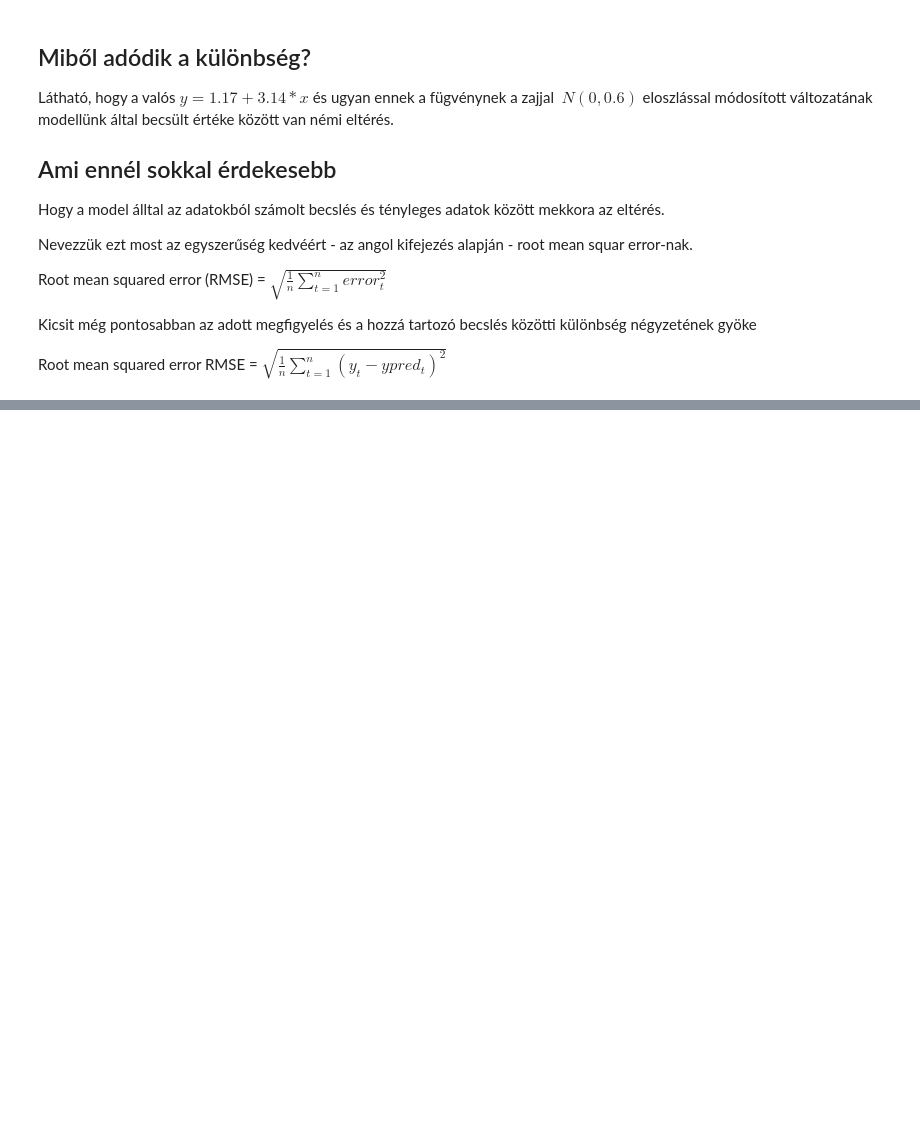
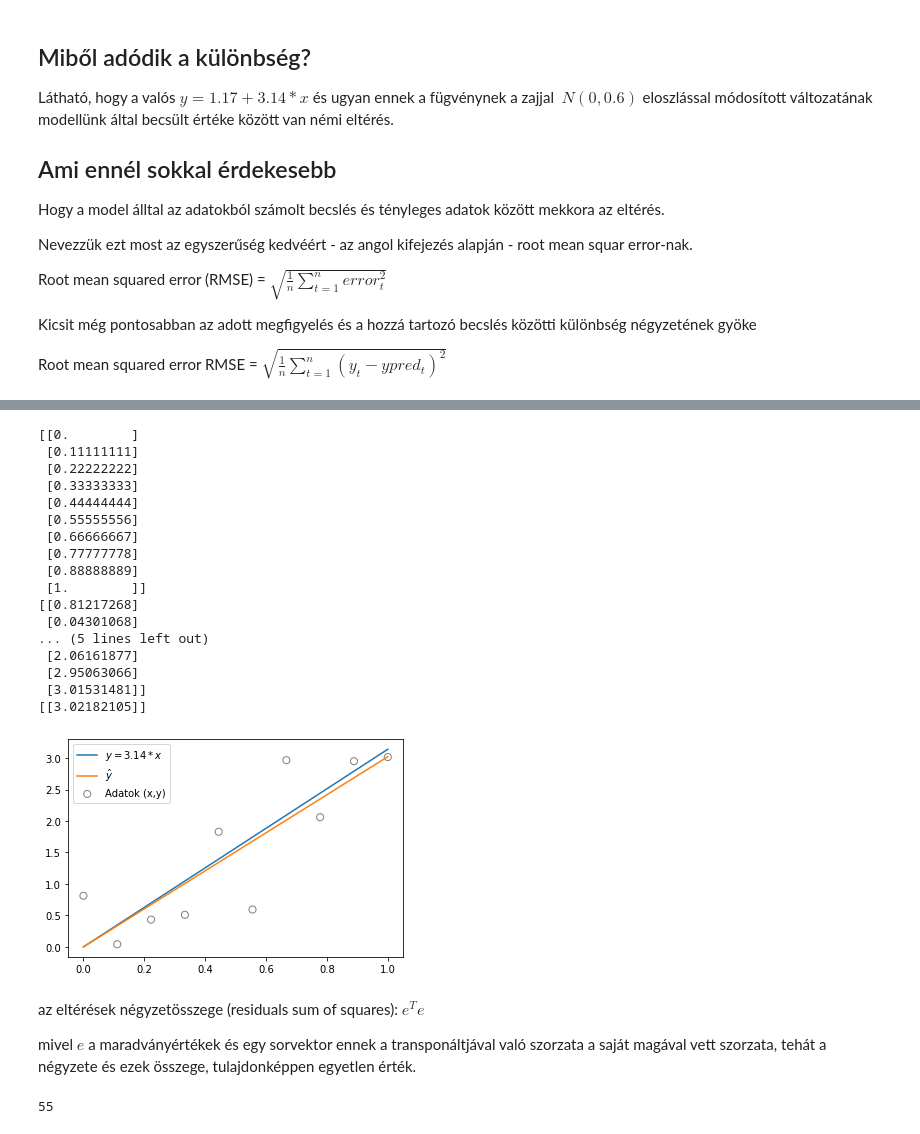
Before and after one commit to JoDeMiro/Statistics, a Jupyter notebook: Python_Statistics_03_Linear_Regression.ipynb, the cells around one changed output, grey strips where cells are left out. Cells and saved outputs as stored; diff of their text form; code cells hidden in the pictures; blank space fills up the shorter version.

Commit message:
Linear Regression model and K-Fold Cross Validation

```diff
--- a/Python_Statistics_03_Linear_Regression.ipynb
+++ b/Python_Statistics_03_Linear_Regression.ipynb
@@ -26,6 +26,9 @@ def exponential_function(x):
 def linear_function(x):
   return (1.17 + 3.14 * x)
 
+def linear_function_without_intercept(x):
+  return (3.14 * x)
+
 def discountinous_function(x):
   return [1.0 if i > 0.5 else 0.0 for i in x]
 # %%
@@ -664,0 +760,51 @@ mean_squared_error(y_test, y_predict_test)
+# %%
+# na egyébként itt jön az, hogy jó lenne ezt lépésenként numpyban végig venni
+
+np.random.seed(1)
+
+x, y = create_data(linear_function_without_intercept, 10, 0.5)
+
+print(x)
+print(y)
+
+w = np.linalg.inv(x.transpose().dot(x)).dot(x.transpose()).dot(y)
+
+print(w)
+
+y_pred = w * x
+
+y_true = linear_function_without_intercept(x)
+plt.scatter(x, y, facecolor = 'none', edgecolors = 'gray', s = 50, label = 'Adatok (x,y)')
+plt.plot(x, y_true, label = '$y = 3.14 * x$')
+plt.plot(x, y_pred, label = '$\hat{y}$')
+plt.legend()
+plt.show()
+# %% [output]
+[[0.        ]
+ [0.11111111]
+ [0.22222222]
+ [0.33333333]
+ [0.44444444]
+ [0.55555556]
+ [0.66666667]
+ [0.77777778]
+ [0.88888889]
+ [1.        ]]
+[[0.81217268]
+ [0.04301068]
+... (5 lines left out)
+ [2.06161877]
+ [2.95063066]
+ [3.01531481]]
+[[3.02182105]]
+[figure, added]
+# %% [markdown]
+az eltérések négyzetösszege (residuals sum of squares): $e^Te$
+
+mivel $e$ a maradványértékek és egy sorvektor ennek a transponáltjával való szorzata a saját magával vett szorzata, tehát a négyzete és ezek összege, tulajdonképpen egyetlen érték.
+# %%
+e = np.array([1,2,3,4,5])
+
+e.dot(e.transpose())
+# %% [output]
+55
```
Also changed, not shown: parts of 23 cells of this notebook.
